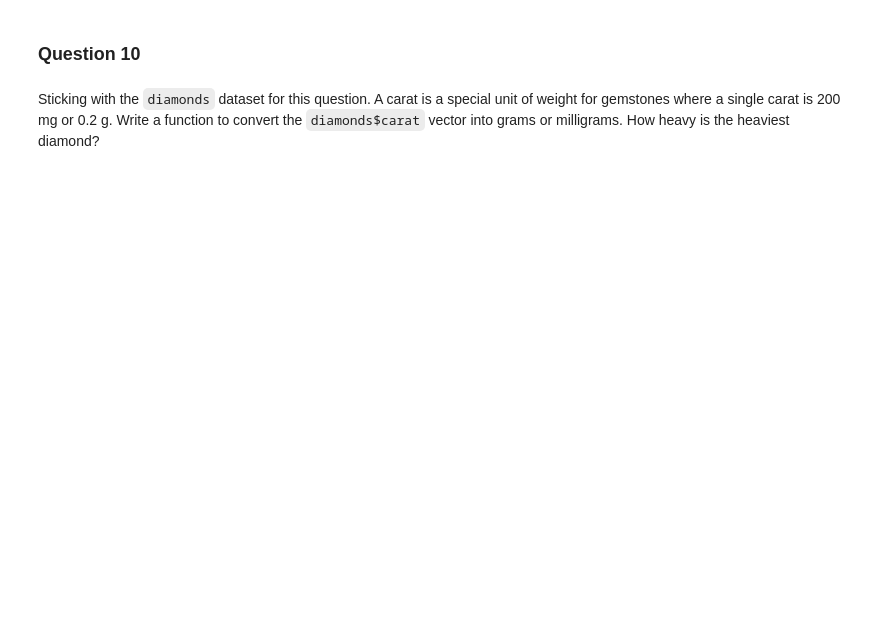
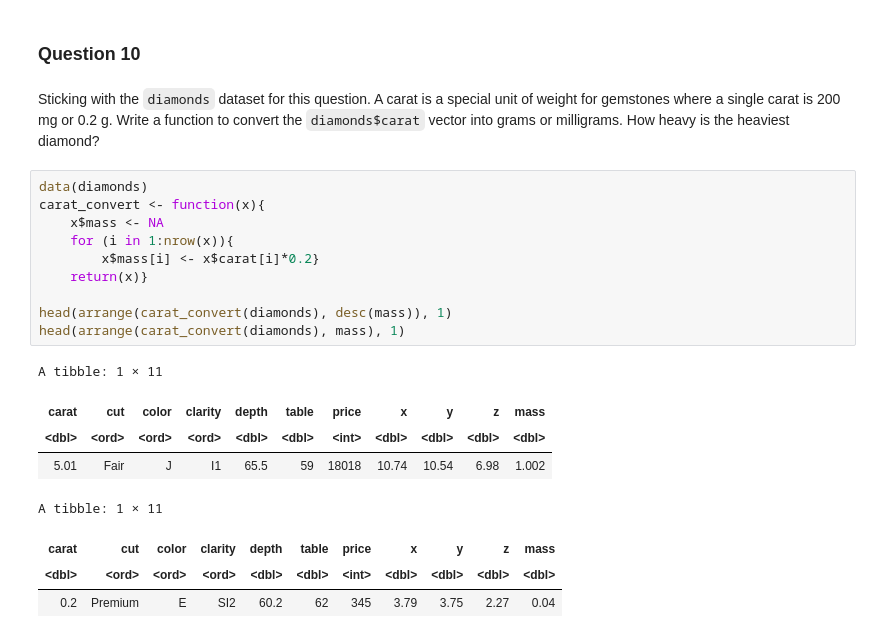
Before and after one commit to cathorn03/COURSEWORK_LIFE4138_2526, a Jupyter notebook: Coursework/R_Coursework_Questions.ipynb, the cells around one changed output. Drawn from its saved outputs; the diff is of its cells as text; blank space fills up the shorter version.

```diff
--- a/Coursework/R_Coursework_Questions.ipynb
+++ b/Coursework/R_Coursework_Questions.ipynb
@@ -218,3 +265,22 @@ Identify the maximum and minimum price that the diamonds in the diamonds data se
 ### Question 10
 # %% [markdown]
 Sticking with the `diamonds` dataset for this question. A carat is a special unit of weight for gemstones where a single carat is 200 mg or 0.2 g. Write a function to convert the `diamonds$carat` vector into grams or milligrams. How heavy is the heaviest diamond?
+# %%
+data(diamonds)
+carat_convert <- function(x){
+    x$mass <- NA
+    for (i in 1:nrow(x)){
+        x$mass[i] <- x$carat[i]*0.2}
+    return(x)}
+
+head(arrange(carat_convert(diamonds), desc(mass)), 1)
+head(arrange(carat_convert(diamonds), mass), 1)
+# %% [output]
+A tibble: 1 × 11
+| carat | cut | color | clarity | depth | table | price | x | y | z | mass |
+| <dbl> | <ord> | <ord> | <ord> | <dbl> | <dbl> | <int> | <dbl> | <dbl> | <dbl> | <dbl> |
+| 5.01 | Fair | J | I1 | 65.5 | 59 | 18018 | 10.74 | 10.54 | 6.98 | 1.002 |
+A tibble: 1 × 11
+| carat | cut | color | clarity | depth | table | price | x | y | z | mass |
+| <dbl> | <ord> | <ord> | <ord> | <dbl> | <dbl> | <int> | <dbl> | <dbl> | <dbl> | <dbl> |
+| 0.2 | Premium | E | SI2 | 60.2 | 62 | 345 | 3.79 | 3.75 | 2.27 | 0.04 |
```
Also changed, not shown: parts of 2 cells of this notebook.
